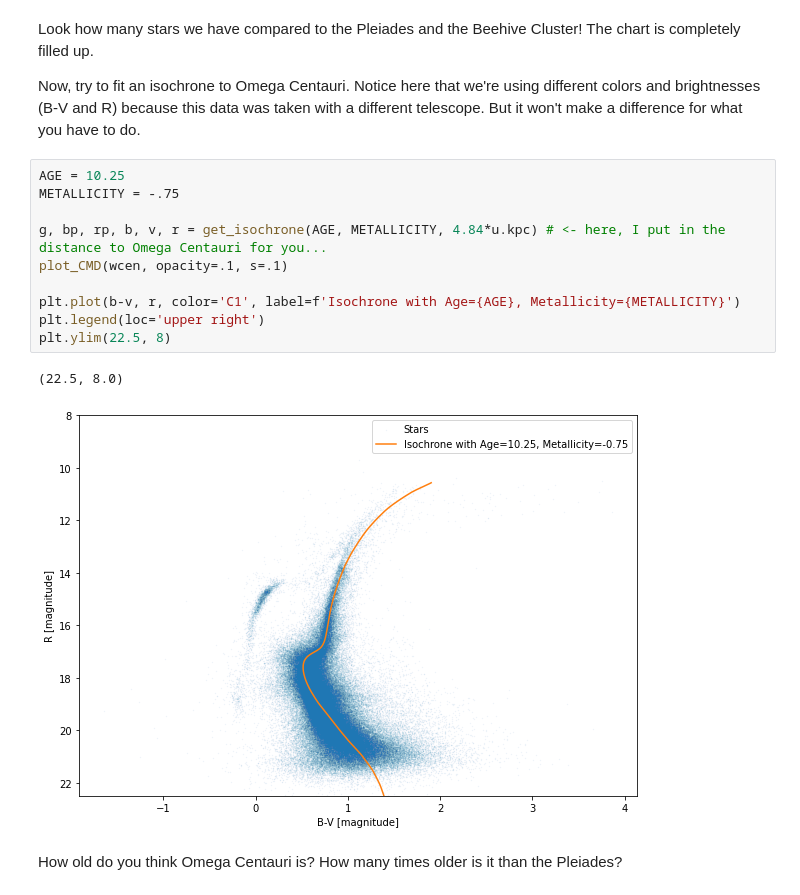
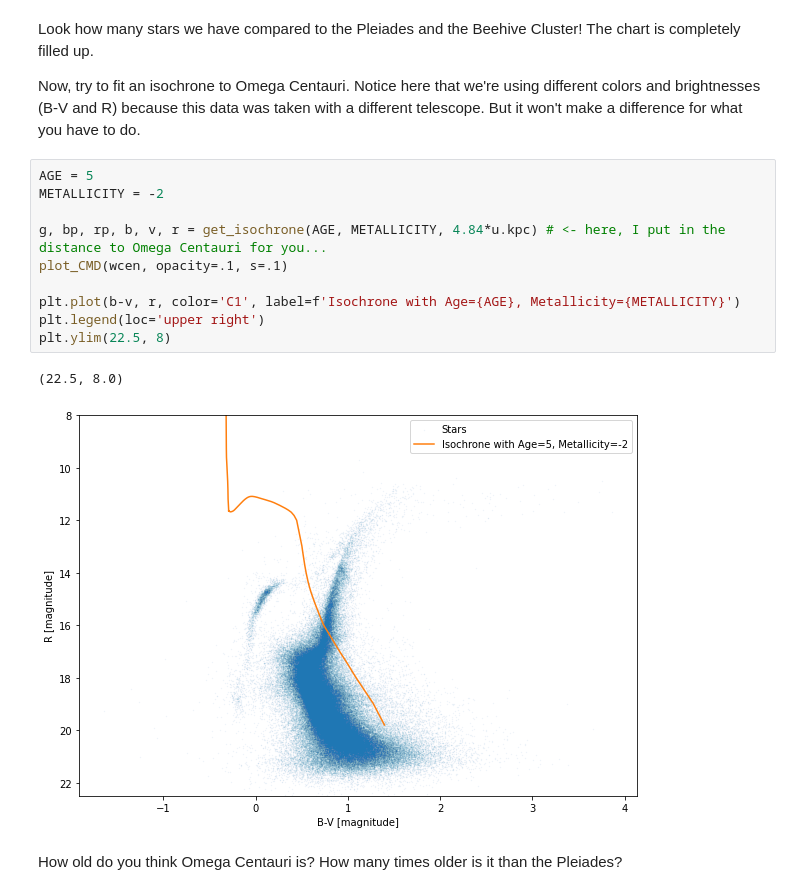
Before and after one commit to bclevine/WISE-2023, a Jupyter notebook: WISE_HR_notebook.ipynb, the cells around one changed output. Saved outputs shown, nothing was run; the diff lists cells and outputs as text.

```diff
--- a/WISE_HR_notebook.ipynb
+++ b/WISE_HR_notebook.ipynb
@@ -156,17 +156,17 @@ Look how many stars we have compared to the Pleiades and the Beehive Cluster! Th
 
 Now, try to fit an isochrone to Omega Centauri. Notice here that we're using different colors and brightnesses (B-V and R) because this data was taken with a different telescope. But it won't make a difference for what you have to do.
 # %%
-AGE = 10.25
-METALLICITY = -.75
+AGE = 5
+METALLICITY = -2
 
 g, bp, rp, b, v, r = get_isochrone(AGE, METALLICITY, 4.84*u.kpc) # <- here, I put in the distance to Omega Centauri for you...
 plot_CMD(wcen, opacity=.1, s=.1)
 
 plt.plot(b-v, r, color='C1', label=f'Isochrone with Age={AGE}, Metallicity={METALLICITY}')
 plt.legend(loc='upper right')
 plt.ylim(22.5, 8)
 # %% [output]
 (22.5, 8.0)
-[figure, old version]
+[figure, new version]
 # %% [markdown]
 How old do you think Omega Centauri is? How many times older is it than the Pleiades?
```
Also changed, not shown: parts of 2 cells of this notebook.
